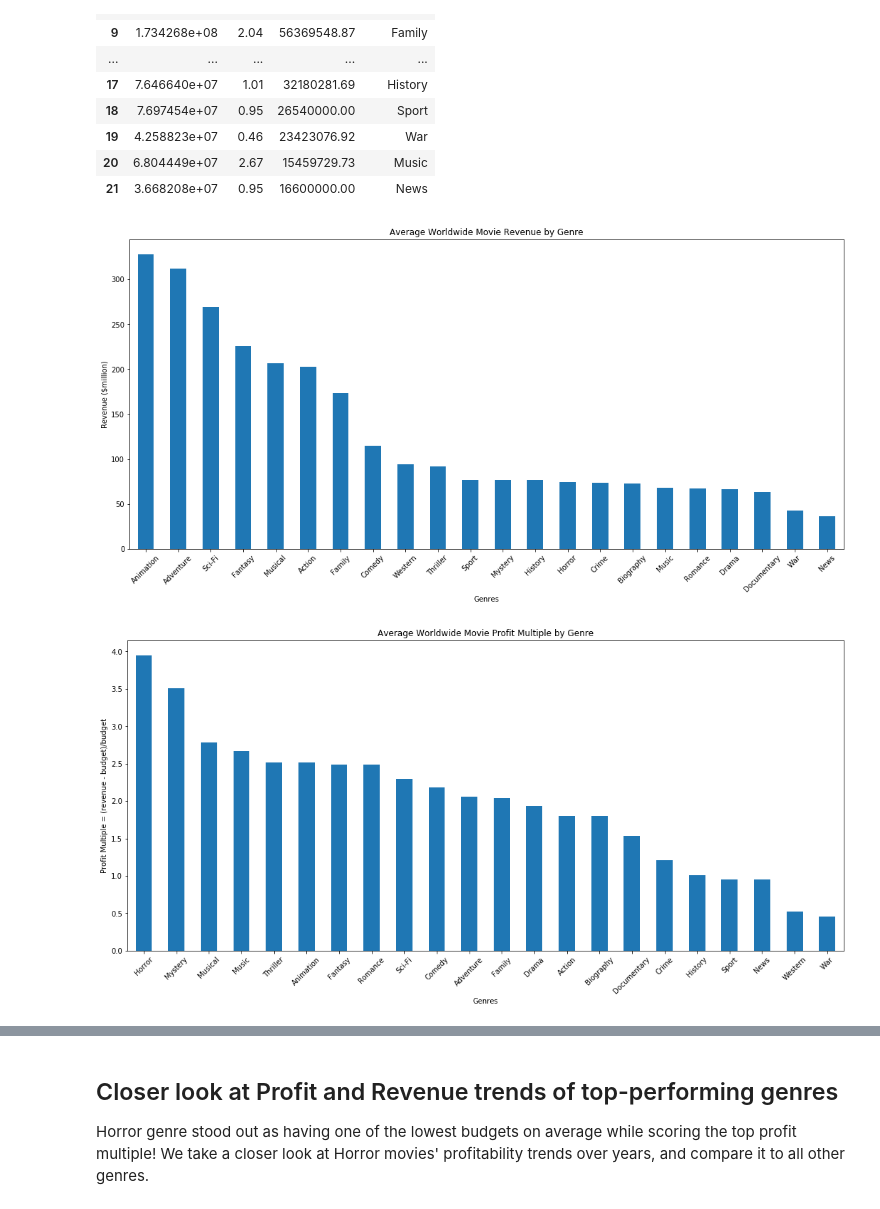
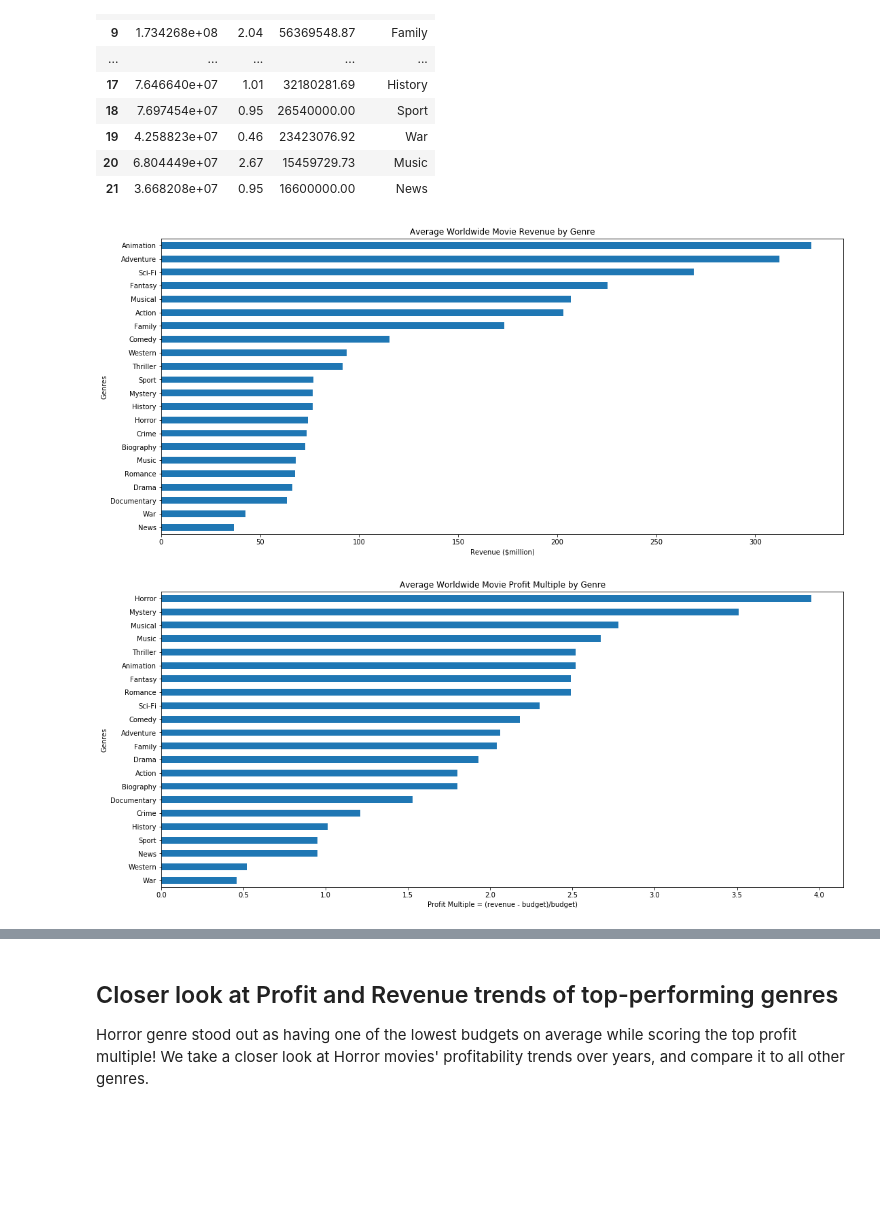
Before and after one commit to tcrispi/Mod1-Project, a Jupyter notebook: Team4_Presentation_final_v1.ipynb, the cells around one changed output, grey strips where cells are left out. Drawn from its saved outputs; the diff is of its cells as text; code cells hidden in the pictures; blank space fills up the shorter version.

```diff
--- a/Team4_Presentation_final_v1.ipynb
+++ b/Team4_Presentation_final_v1.ipynb
@@ -189,25 +189,27 @@ df_genre_rev = df_genre_rev/1000000
 # %%
 # Plot revenue by genre in descending order:
 plt.figure(figsize = (18,8))
-df_genre_rev.plot.bar(rot=45)
+df_genre_rev.plot.barh()
 plt.title('Average Worldwide Movie Revenue by Genre')
-plt.xlabel('Genres')
-plt.ylabel('Revenue ($million)')
+plt.xlabel('Revenue ($million)')
+plt.ylabel('Genres')
+plt.gca().invert_yaxis()
 plt.show()
 # %% [output]
-[figure, old version]
+[figure, new version]
 # %%
 # Plot bar charts for profitability and average budget:
 df_genre_profit = df_genre.sort_values(by=['profit'], ascending = False)['profit']
 
 plt.figure(figsize = (18,8))
-df_genre_profit.plot.bar(rot=45)
+df_genre_profit.plot.barh()
 plt.title('Average Worldwide Movie Profit Multiple by Genre')
-plt.xlabel('Genres')
-plt.ylabel('Profit Multiple = (revenue - budget)/budget')
+plt.xlabel('Profit Multiple = (revenue - budget)/budget)')
+plt.ylabel('Genres')
+plt.gca().invert_yaxis()
 plt.show()
 # %% [output]
-[figure, old version]
+[figure, new version]
 # %%
 df_genre_budget = df_genre.sort_values(by=['budget'], ascending = False)['budget']
 df_genre_budget = df_genre_budget/1000000
```
Also changed, not shown: parts of 6 cells of this notebook.
